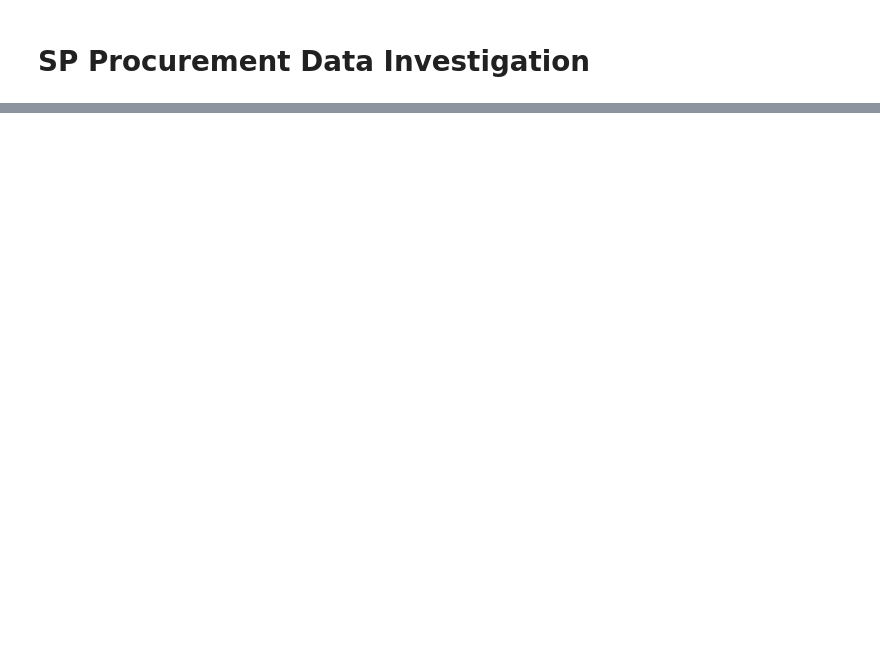
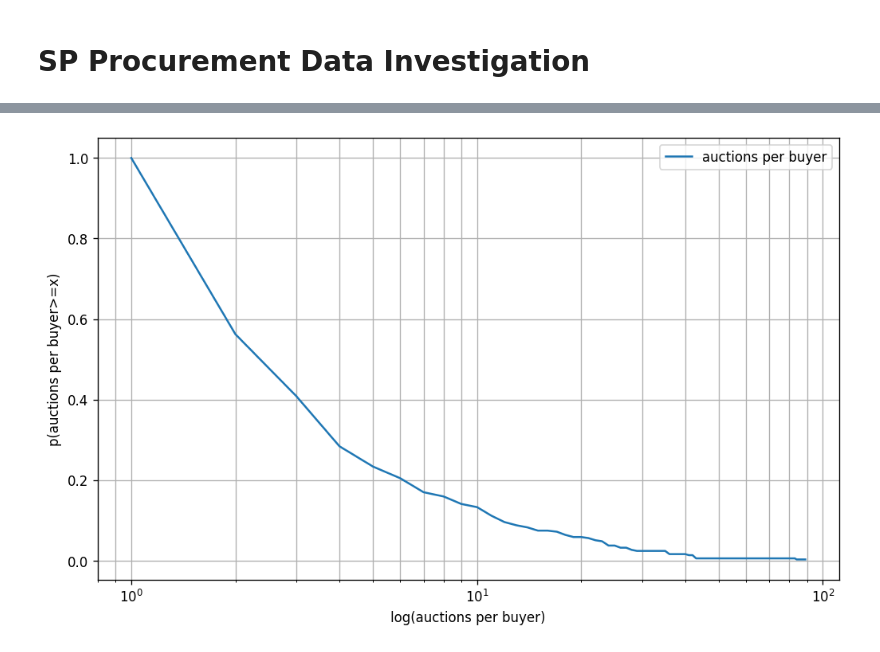
Before and after one commit to ArtVande1ay/sao-paulo-procurement-networks, a Jupyter notebook: bids_eda.ipynb, the cells around one changed output, grey strips where cells are left out. Saved outputs shown, nothing was run; the diff lists cells and outputs as text; code cells hidden in the pictures; blank space fills up the shorter version.

```diff
--- a/bids_eda.ipynb
+++ b/bids_eda.ipynb
@@ -336,0 +114,14 @@ Name: count, dtype: float64
+# %%
+# what is the distribution of number of auctions per buyer? ('uge')
+
+auctions_per_buyer = df.groupby("uge")["id"].nunique().value_counts()
+
+plot_value_distribution(
+    auctions_per_buyer,
+    x_log_scale=True,
+    y_log_scale=False,
+    label="auctions per buyer",
+    fit_curve=False,
+)
+# %% [output]
+[figure, added]
```
Also changed, not shown: parts of 43 cells of this notebook, 1 other file.
